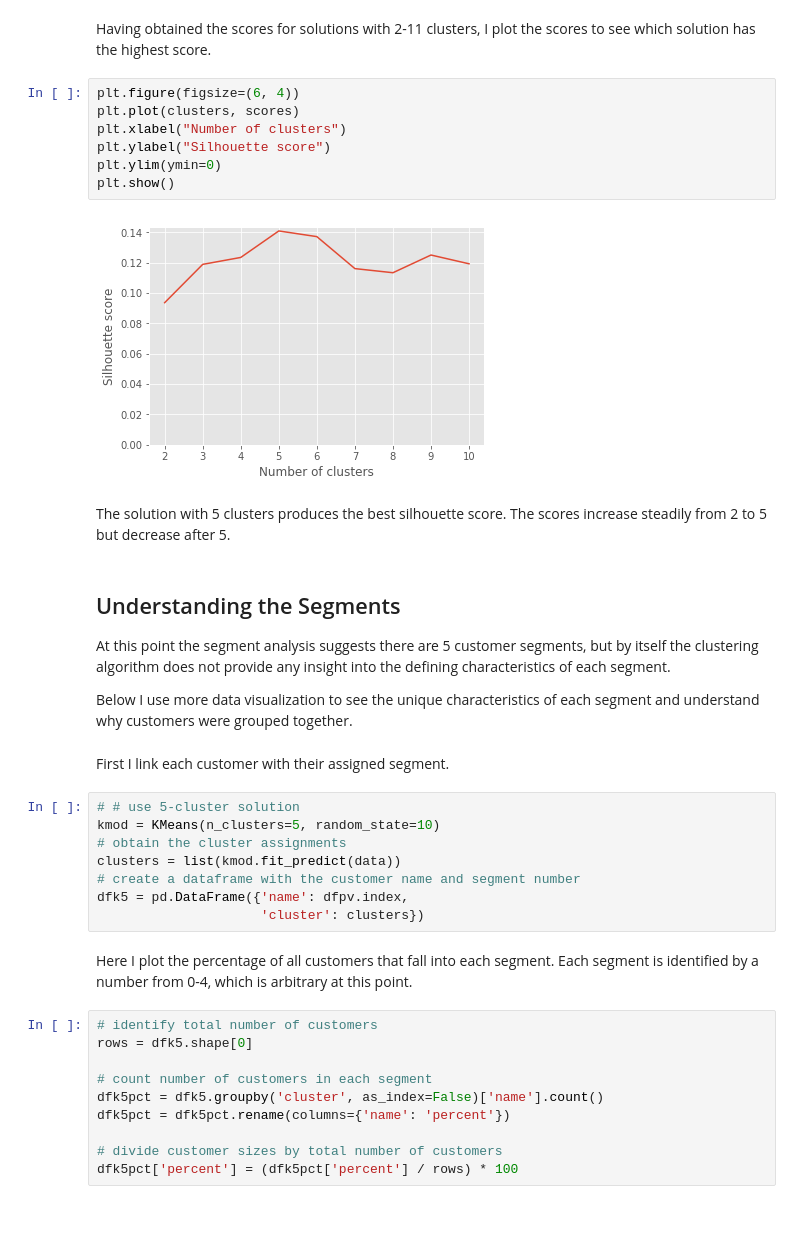
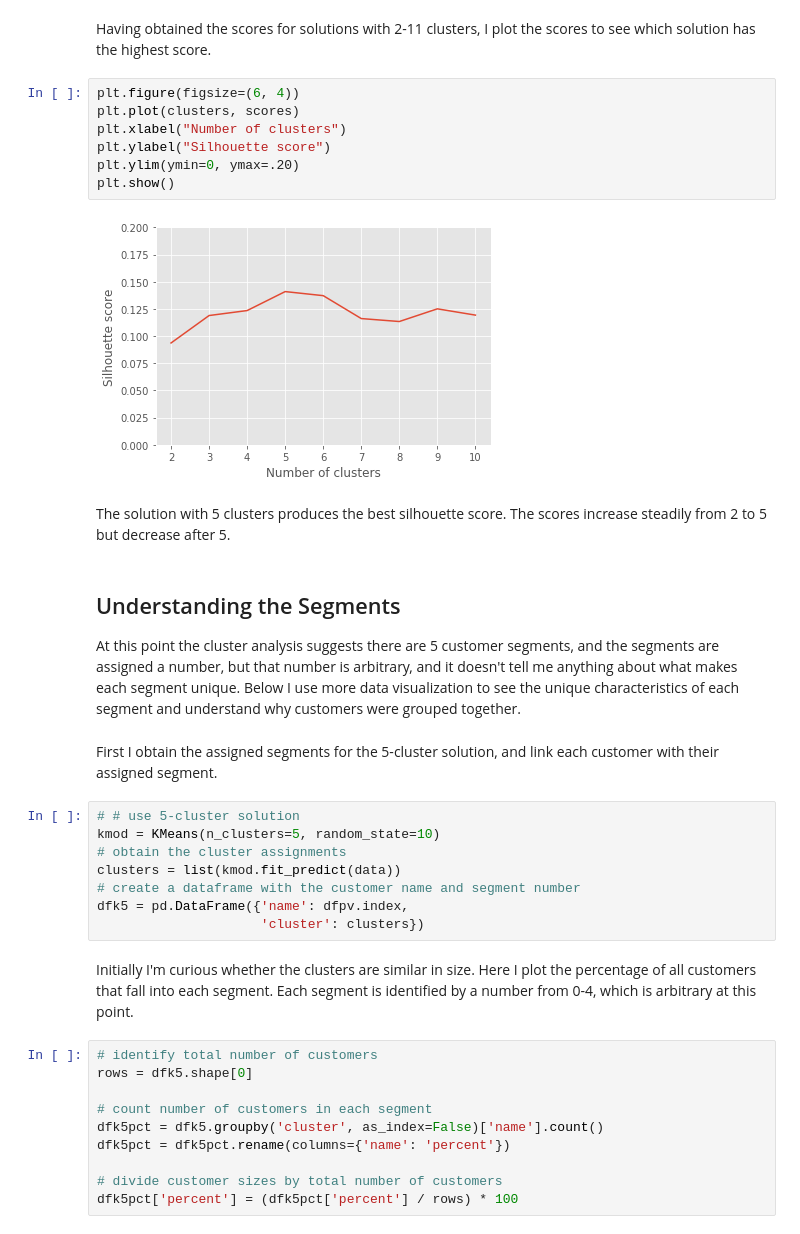
Before and after one commit to mworles/data_projects, a Jupyter notebook: notebooks/customer_clustering.ipynb, the cells around one changed output. Saved outputs shown, nothing was run; the diff lists cells and outputs as text.

```diff
--- a/notebooks/customer_clustering.ipynb
+++ b/notebooks/customer_clustering.ipynb
@@ -206,22 +225,21 @@ Having obtained the scores for solutions with 2-11 clusters, I plot the scores t
 # %%
 plt.figure(figsize=(6, 4))
 plt.plot(clusters, scores)
 plt.xlabel("Number of clusters")
 plt.ylabel("Silhouette score")
-plt.ylim(ymin=0)
+plt.ylim(ymin=0, ymax=.20)
 plt.show()
 # %% [output]
-[figure, old version]
+[figure, new version]
 # %% [markdown]
 The solution with 5 clusters produces the best silhouette score. The scores increase steadily from 2 to 5 but decrease after 5.
 # %% [markdown]
 <h2>Understanding the Segments</h2>
 
-At this point the segment analysis suggests there are 5 customer segments, but by itself the clustering algorithm does not provide any insight into the defining characteristics of each segment.
-
+At this point the cluster analysis suggests there are 5 customer segments, and the segments are assigned a number, but that number is arbitrary, and it doesn't tell me anything about what makes each segment unique.
 Below I use more data visualization to see the unique characteristics of each segment and understand why customers were grouped together.
 # %% [markdown]
-First I link each customer with their assigned segment.
+First I obtain the assigned segments for the 5-cluster solution, and link each customer with their assigned segment.
 # %%
 # # use 5-cluster solution
 kmod = KMeans(n_clusters=5, random_state=10)
@@ -231,7 +249,7 @@ clusters = list(kmod.fit_predict(data))
 dfk5 = pd.DataFrame({'name': dfpv.index,
                      'cluster': clusters})
 # %% [markdown]
-Here I plot the percentage of all customers that fall into each segment. Each segment is identified by a number from 0-4, which is arbitrary at this point.
+Initially I'm curious whether the clusters are similar in size. Here I plot the percentage of all customers that fall into each segment. Each segment is identified by a number from 0-4, which is arbitrary at this point.
 # %%
 # identify total number of customers
 rows = dfk5.shape[0]
```
Also changed, not shown: parts of 38 cells of this notebook, 1 other file.
